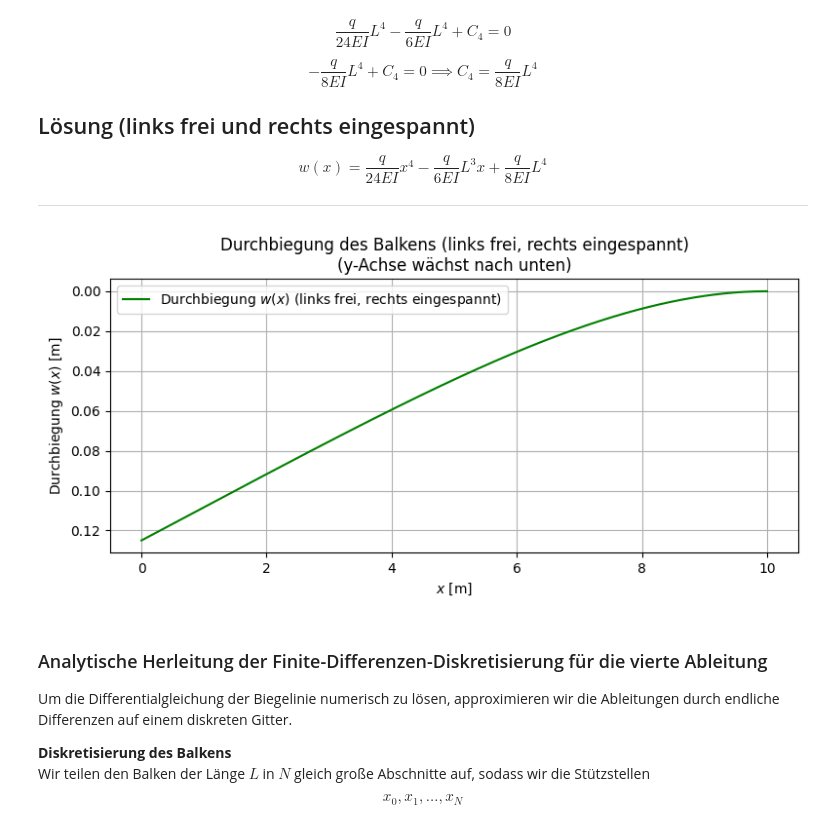
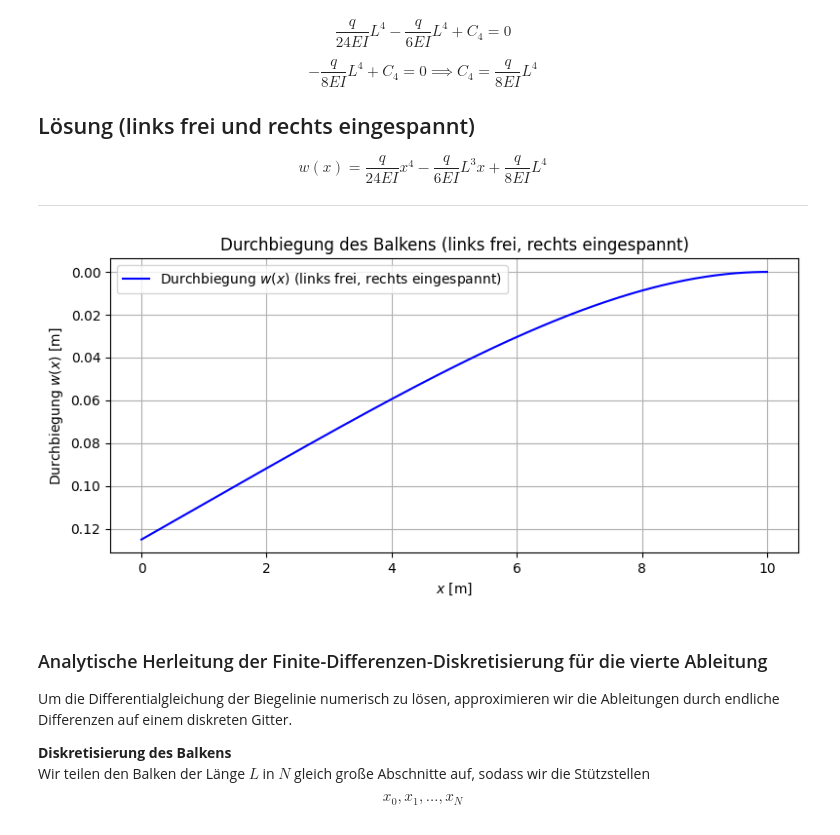
Before and after one commit to AhmedHossamMido/projektarbeit, a Jupyter notebook: projektdatei.ipynb, the cells around one changed output. Drawn from its saved outputs; the diff is of its cells as text; code cells hidden in the pictures.

Commit message:
Farben geändert für die Balken

```diff
--- a/projektdatei.ipynb
+++ b/projektdatei.ipynb
@@ -312,7 +312,7 @@ figsize = (18, 6)           # Größe der Figur
 # Balken Eigenschaften
 beam_linewidth = 8
 beam_capstyle = 'round'
-beam_colors = ["red", "blue", "green"]  # Farben der Balken
+beam_colors = ["red", "green", "blue"]  # Farben der Balken
 
 # Rechtecke (Lager) Eigenschaften
 rect_width = 0.8
@@ -379,8 +379,7 @@ axs[1].set_xlim(*x_limits)
 axs[1].set_ylim(*y_limits)
 
 # Linkes Rechteck (eingespannt)
-axs[1].add_patch(plt.Rectangle, (x_start - rect_width/2, rect_y_fixed), rect_width, rect_height_fixed, facecolor=rect_facecolor, edgecolor=rect_edgecolor))
-# Balken
+axs[1].add_patch(plt.Rectangle((x_start - rect_width/2, rect_y_fixed), rect_width, rect_height_fixed,facecolor=rect_facecolor, edgecolor=rect_edgecolor))
 axs[1].plot([x_start, x_end], [y_beam, y_beam], color=beam_colors[1], lw=beam_linewidth, solid_capstyle=beam_capstyle)
 # Pfeile (alle außer erster)
 for x in arrow_x_positions[1:]:
@@ -732,29 +731,29 @@ $$
 # %%
 # Parameter
 L = 10.0
 EI = 1e7
 q = 1000.0
 
 x = np.linspace(0, L, 500)
 
 # Analytische Lösung für links frei, rechts eingespannt
 w = (q / (24 * EI)) * x**4 - (q / (6 * EI)) * L**3 * x + (q / (8 * EI)) * L**4
 
 plt.figure(figsize=(8, 4))
-plt.plot(x, w, label='Durchbiegung $w(x)$ (links frei, rechts eingespannt)', color='green')
+plt.plot(x, w, label='Durchbiegung $w(x)$ (links frei, rechts eingespannt)', color=beam_colors[2])
 plt.xlabel('$x$ [m]')
 plt.ylabel('Durchbiegung $w(x)$ [m]')
-plt.title('Durchbiegung des Balkens (links frei, rechts eingespannt)\n(y-Achse wächst nach unten)')
+plt.title('Durchbiegung des Balkens (links frei, rechts eingespannt)')
 plt.grid(True)
 plt.legend()
 
 # y-Achse invertieren, damit sie nach unten wächst
 plt.gca().invert_yaxis()
 
 plt.tight_layout()
 plt.show()
 # %% [output]
-[figure, old version]
+[figure, new version]
 # %% [markdown]
 ### Analytische Herleitung der Finite-Differenzen-Diskretisierung für die vierte Ableitung
 
```
Also changed, not shown: parts of 5 cells of this notebook.
